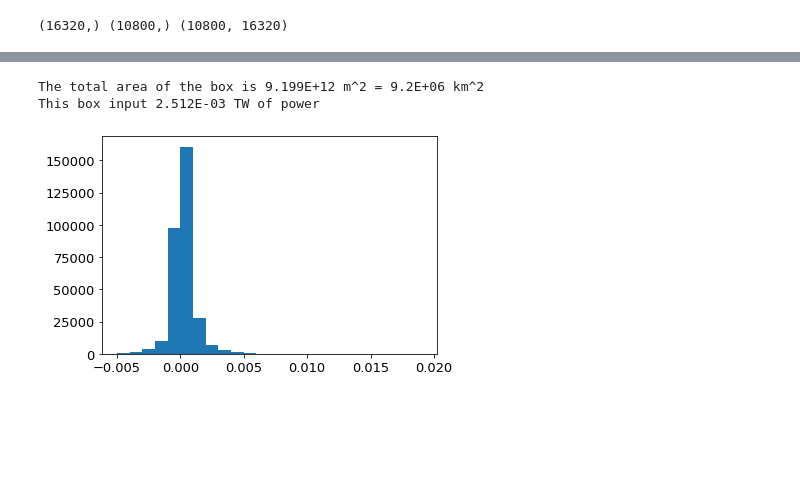
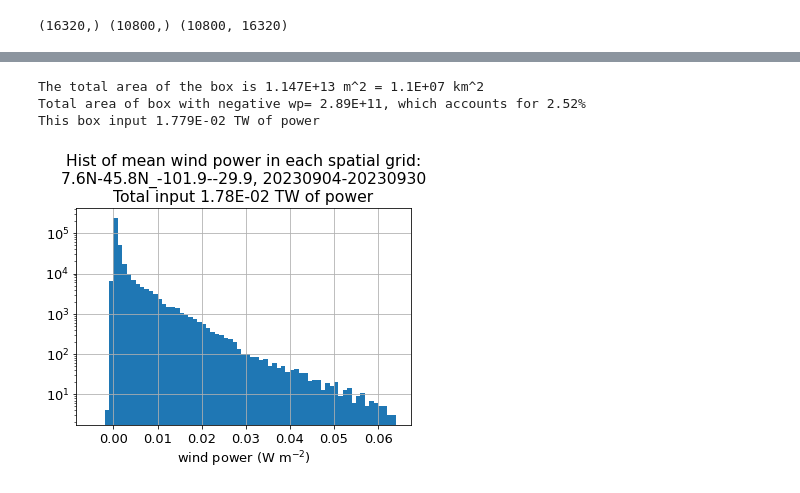
Before and after one commit to nanhsunchi/sd-ni-wp, a Jupyter notebook: check_model/compute_wp_NA/plot_wp_NA_2023.ipynb, the cells around one changed output, grey strips where cells are left out. Drawn from its saved outputs; the diff is of its cells as text; code cells hidden in the pictures; blank space fills up the shorter version.

```diff
--- a/check_model/compute_wp_NA/plot_wp_NA_2023.ipynb
+++ b/check_model/compute_wp_NA/plot_wp_NA_2023.ipynb
@@ -235,12 +215,27 @@ Done griddata for 2023-11-03 23:00:00 t index= 1463
 print('LON_R shape:',LON_R.shape,'LON_G shape:',LON_G.shape)
 print('LON_R range:',LON_R[0,0],'-',LON_R[0,-1])
 print('LAT_R range:',LAT_R[0,0],'-',LAT_R[-1,0])
-print('u_bp shape',u_bp.shape)
-print('UFLX_AVE_onR shape:',UFLX_AVE_onR.shape)
+print('UFLX_AVE_onR, u_bp shape:',UFLX_AVE_onR.shape,u_bp.shape)
+print(np.sum(np.isnan(UFLX_AVE_onR))/len(UFLX_AVE_onR.flatten()))
 ''' plot '''
-print(np.sum(np.isnan(UFLX_AVE_onR))/len(UFLX_AVE_onR.flatten()))
-plt.pcolormesh(LON_R, LAT_R, UFLX_AVE_onR[-1,:,:])
-print(UFLX_AVE_onR.shape, u_bp.shape)
+t_R = 25
+it_G = np.where( dtime_G == dtime_R[t_R] )[0][0]
+dtime_str = dtime_R[t_R].strftime('%Y/%m/%d %H:%M:%S')
+print(t_R, it_G)
+plt.clf()
+fig = plt.figure(figsize=(18,4))
+plt.subplot(1,3,1)
+plt.pcolormesh(LON_R, LAT_R, UFLX_AVE_onR[t_R,:,:], vmin=-1, vmax=1, cmap='bwr')
+plt.title('UFLX_AVE_onR at '+dtime_str)
+plt.subplot(1,3,2)
+plt.pcolormesh(LON_R, LAT_R, u_bp[t_R,:,:], vmin=-0.5, vmax=0.5, cmap='bwr')
+plt.title('u_bp at '+dtime_str)
+plt.subplot(1,3,3)
+plt.pcolormesh(LON_R, LAT_R, U_R[it_G,:,:], vmin=-1.5, vmax=1.5, cmap='bwr')
+plt.title('U_R at '+dtime_str)
+for i in range(3):
+    plt.subplot(1,3,i+1)
+    plt.colorbar()
 # %% [output]
 LON_R shape: (551, 901) LON_G shape: (329, 615)
 LON_R range: -101.9200439453125 - -29.9200439453125
@@ -433,22 +434,37 @@ plt.savefig('stats_wp({:.2f}f-{:.2f}f)_onMap('.format(n_f[0],n_f[1])+xylim_str+'
 # %%
-plt.hist(data.flatten(),np.arange(-0.005,0.02,0.001));
-wp_mn = data
+''' compute total area & total input of power to NI motions '''
+wp_mn = np.nanmean( wp, axis=0 )
 area_m2_total = 0
 wp_total = 0
+area_m2_total_with_neg_wp = 0
 for i in range( len(LON_R)-1 ):
     for j in range( len(LAT_R)-1 ):
         # print(LON_R[i], LAT_R[j], wp_mn[j,i])
         if np.isnan( wp_mn[j,i] ) == 0: # only account for ocean grids
             obj = {'type':'Polygon','coordinates':[[[LON_R[0,i],LAT_R[j,0]],    [LON_R[0,i],LAT_R[j+1,0]],\
                                                     [LON_R[0,i+1],LAT_R[j+1,0]],[LON_R[0,i+1],LAT_R[j,0]],[LON_R[0,i],LAT_R[j,0]]]]}
             area_m2 = area(obj)
             # print(area_m2)
             area_m2_total = area_m2_total + area_m2
             wp_total = wp_total + wp_mn[j,i]*area_m2
             # break
+            ''' if wind power < 0 '''
+            if wp_mn[j,i]< 0:
+                area_m2_total_with_neg_wp = area_m2_total_with_neg_wp + area_m2
 print('The total area of the box is {:.3E} m^2 = {:.1E} km^2'.format(area_m2_total,area_m2_total*1e-6))
+print('Total area of box with negative wp= {:.2E}, which accounts for {:.2f}%'.format(area_m2_total_with_neg_wp, area_m2_total_with_neg_wp/area_m2_total*100))
 print('This box input {:.3E} TW of power'.format(wp_total*1e-12))
+
+''' plot histogram of mean wind power in each grid '''
+plt.clf()
+plt.hist(wp_mn.flatten(),np.arange(-0.005,0.065,0.001),log=True);
+plt.grid()
+plt.xlabel('wind power (W m$^{-2}$)')
+plt.title('Hist of mean wind power in each spatial grid:\n'+xylim_str+', '+tlim_str+'\n'\
+             +'Total input {:.2E} TW of power'.format(wp_total*1e-12))
+plt.savefig('hist_wp-mn_'+tlim_str+'_'+xylim_str+'.png',dpi=300,bbox_inches='tight')
 # %% [output]
-The total area of the box is 9.199E+12 m^2 = 9.2E+06 km^2
-This box input 2.512E-03 TW of power
+The total area of the box is 1.147E+13 m^2 = 1.1E+07 km^2
+Total area of box with negative wp= 2.89E+11, which accounts for 2.52%
+This box input 1.779E-02 TW of power
-[figure, old version]
+[figure, new version]
```
Also changed, not shown: parts of 17 cells of this notebook, 8 other files.
